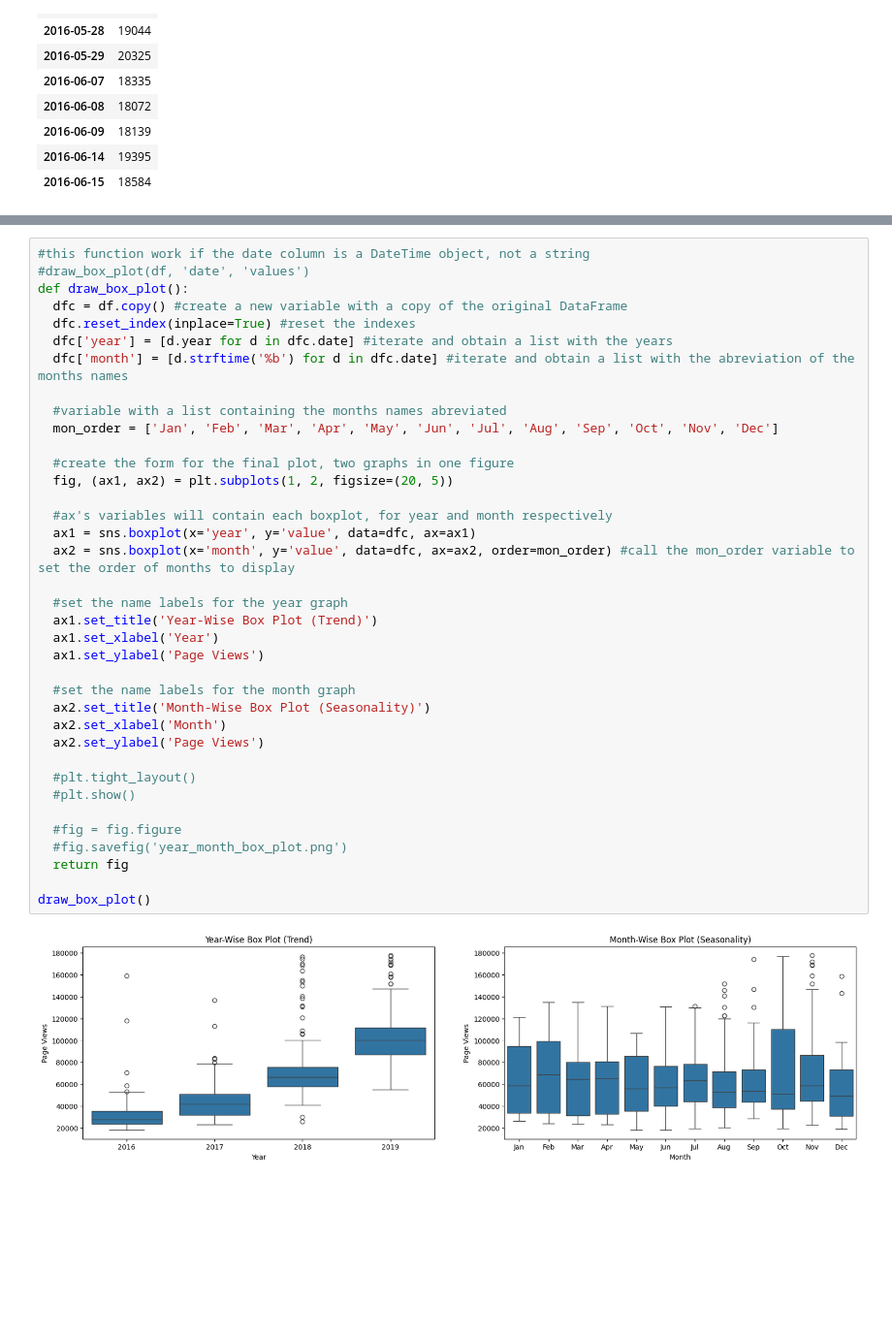
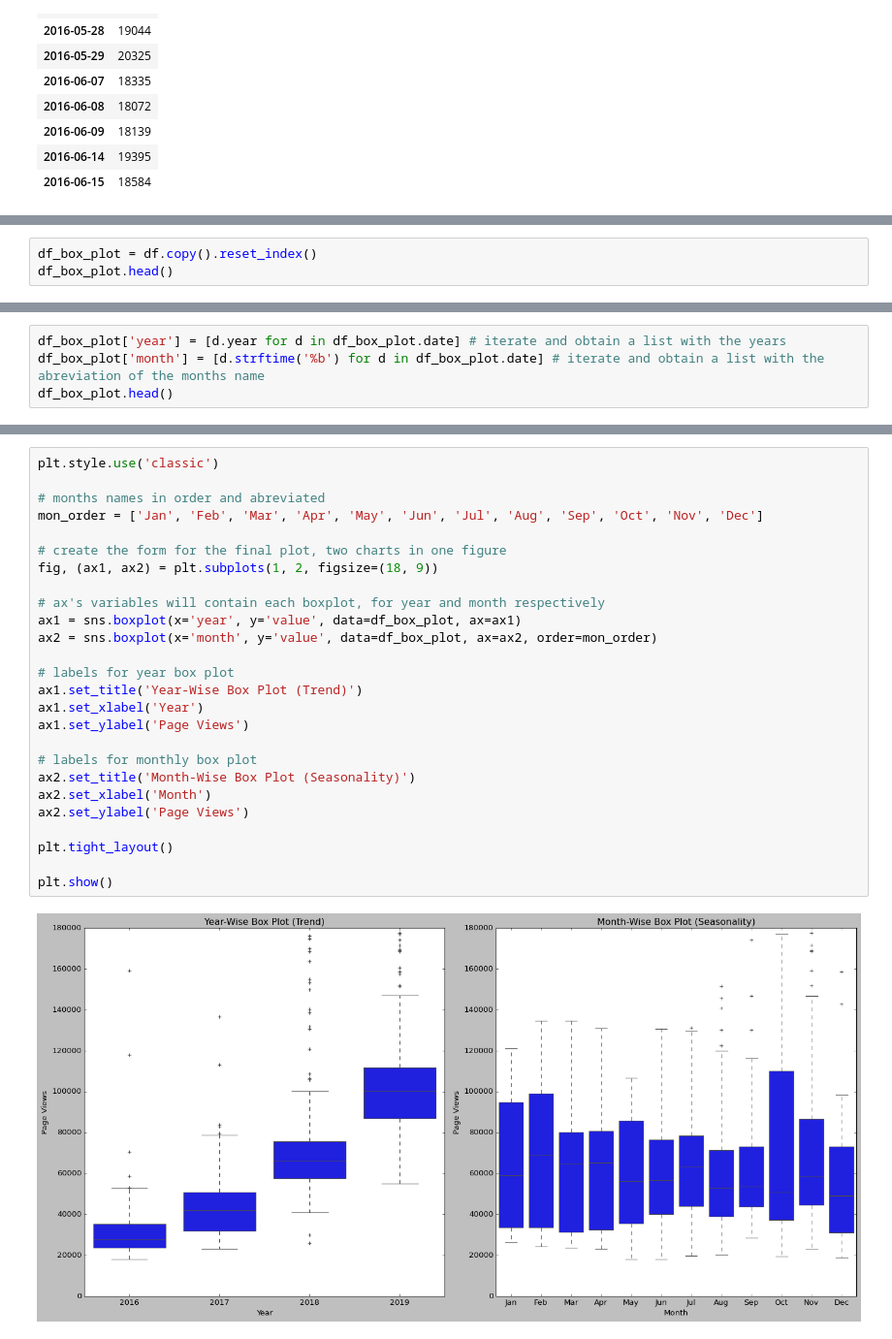
Before and after one commit to mfernandezzz/Data-Analysis-Projects, a Jupyter notebook: page_view_time_series_visualizer.ipynb, the cells around one changed output, grey strips where cells are left out. Shown at 97% size. Cells and saved outputs as stored; diff of their text form; blank space fills up the shorter version.

```diff
--- a/page_view_time_series_visualizer.ipynb
+++ b/page_view_time_series_visualizer.ipynb
@@ -228,0 +296,3 @@ draw_bar_plot()
+# %%
+df_box_plot = df.copy().reset_index()
+df_box_plot.head()
@@ -228,0 +306,4 @@ draw_bar_plot()
+# %%
+df_box_plot['year'] = [d.year for d in df_box_plot.date] # iterate and obtain a list with the years
+df_box_plot['month'] = [d.strftime('%b') for d in df_box_plot.date] # iterate and obtain a list with the abreviation of the months name
+df_box_plot.head()
@@ -229,39 +317,28 @@ draw_bar_plot()
 # %%
-#this function work if the date column is a DateTime object, not a string
-#draw_box_plot(df, 'date', 'values')
-def draw_box_plot():
-  dfc = df.copy() #create a new variable with a copy of the original DataFrame
-  dfc.reset_index(inplace=True) #reset the indexes
-  dfc['year'] = [d.year for d in dfc.date] #iterate and obtain a list with the years
-  dfc['month'] = [d.strftime('%b') for d in dfc.date] #iterate and obtain a list with the abreviation of the months names
+plt.style.use('classic')
 
-  #variable with a list containing the months names abreviated
-  mon_order = ['Jan', 'Feb', 'Mar', 'Apr', 'May', 'Jun', 'Jul', 'Aug', 'Sep', 'Oct', 'Nov', 'Dec']
+# months names in order and abreviated
+mon_order = ['Jan', 'Feb', 'Mar', 'Apr', 'May', 'Jun', 'Jul', 'Aug', 'Sep', 'Oct', 'Nov', 'Dec']
 
-  #create the form for the final plot, two graphs in one figure
-  fig, (ax1, ax2) = plt.subplots(1, 2, figsize=(20, 5))
+# create the form for the final plot, two charts in one figure
+fig, (ax1, ax2) = plt.subplots(1, 2, figsize=(18, 9))
 
-  #ax's variables will contain each boxplot, for year and month respectively
-  ax1 = sns.boxplot(x='year', y='value', data=dfc, ax=ax1)
-  ax2 = sns.boxplot(x='month', y='value', data=dfc, ax=ax2, order=mon_order) #call the mon_order variable to set the order of months to display
+# ax's variables will contain each boxplot, for year and month respectively
+ax1 = sns.boxplot(x='year', y='value', data=df_box_plot, ax=ax1)
+ax2 = sns.boxplot(x='month', y='value', data=df_box_plot, ax=ax2, order=mon_order)
 
-  #set the name labels for the year graph
-  ax1.set_title('Year-Wise Box Plot (Trend)')
-  ax1.set_xlabel('Year')
-  ax1.set_ylabel('Page Views')
+# labels for year box plot
+ax1.set_title('Year-Wise Box Plot (Trend)')
+ax1.set_xlabel('Year')
+ax1.set_ylabel('Page Views')
 
-  #set the name labels for the month graph
-  ax2.set_title('Month-Wise Box Plot (Seasonality)')
-  ax2.set_xlabel('Month')
-  ax2.set_ylabel('Page Views')
+# labels for monthly box plot
+ax2.set_title('Month-Wise Box Plot (Seasonality)')
+ax2.set_xlabel('Month')
+ax2.set_ylabel('Page Views')
 
-  #plt.tight_layout()
-  #plt.show()
+plt.tight_layout()
 
-  #fig = fig.figure
-  #fig.savefig('year_month_box_plot.png')
-  return fig
-
-draw_box_plot()
+plt.show()
 # %% [output]
-[figure, old version]
+[figure, new version]
```
Also changed, not shown: parts of 35 cells of this notebook.
